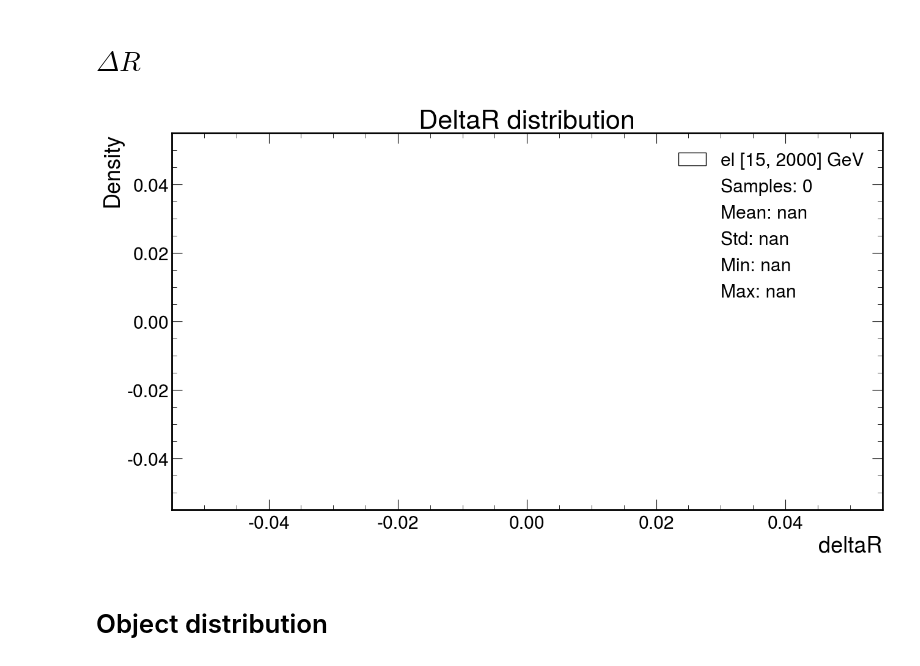
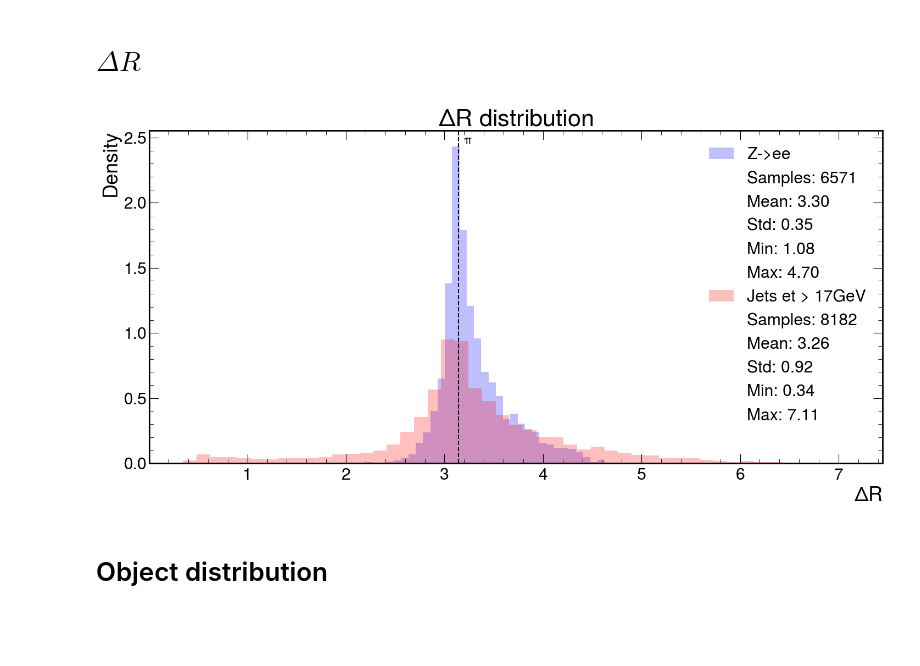
Before and after one commit to lucasbanunes/boosted-lorenzetti, a Jupyter notebook: profile_dataset.ipynb, the cells around one changed output. Cells and saved outputs as stored; diff of their text form; code cells hidden in the pictures; blank space fills up the shorter version.

```diff
--- a/profile_dataset.ipynb
+++ b/profile_dataset.ipynb
@@ -34,9 +46,9 @@ datasets
 def ntuple_aggregation(df: pd.DataFrame) -> pd.Series:
     n_objects = len(df)
     if n_objects:
-        ordered_idxs = df.index[df['cluster_e'].argsort()][::-1]
-        highest_e1 = df.loc[ordered_idxs[0], 'cluster_e']
-        highest_e2 = df.loc[ordered_idxs[1], 'cluster_e'] if n_objects > 1 else np.nan
+        ordered_idxs = df.index[df['cl_e'].argsort()][::-1]
+        highest_e1 = df.loc[ordered_idxs[0], 'cl_e']
+        highest_e2 = df.loc[ordered_idxs[1], 'cl_e'] if n_objects > 1 else np.nan
         eta1 = df.loc[ordered_idxs[0], 'el_eta']
         eta2 = df.loc[ordered_idxs[1], 'el_eta'] if n_objects > 1 else np.nan
         phi1 = df.loc[ordered_idxs[0], 'el_phi']
@@ -62,13 +74,11 @@ def ntuple_aggregation(df: pd.DataFrame) -> pd.Series:
 # %%
 for dataset_name, dataset in datasets.items():
     ntuple_rdf = dataset.get_ntuple_rdf()
-    rings_cols, ntuple_rdf = open_vector('rings', N_RINGS, ntuple_rdf)
+    rings_cols, ntuple_rdf = open_vector('cl_rings', N_RINGS, ntuple_rdf)
     column_names = rdf_column_names(ntuple_rdf)
     ntuple_pdf = rdf_to_pandas(ntuple_rdf, [name for name in column_names if name != 'rings'], nrows=-1)
-    print(f"DataFrame shape: {ntuple_pdf.shape}")
     for name, dtype in ntuple_pdf.dtypes.items():
         if name.startswith('rings_'): continue
-        print(f"{name}: {dtype}")
     dataset.ntuple_pdf = ntuple_pdf
 datasets
 # %% [output]
@@ -97,11 +90,11 @@ for dataset in datasets.values():
     if os.path.exists(filepath):
         ntuple_grouped_clusters = pd.read_parquet(filepath)
     else:
-        ntuple_grouped_clusters = dataset.ntuple_pdf.groupby('event_number').apply(ntuple_aggregation)
+        ntuple_grouped_clusters = dataset.ntuple_pdf.groupby('EventNumber').apply(ntuple_aggregation)
         ntuple_grouped_clusters['deltaR'] = formulas.deltaR(ntuple_grouped_clusters['eta1'].values,
                                                             ntuple_grouped_clusters['phi1'].values,
                                                             ntuple_grouped_clusters['eta2'].values,
                                                             ntuple_grouped_clusters['phi2'].values)
-        print(f"DataFrame shape: {ntuple_grouped_clusters.shape}")
+        logging.info(f"DataFrame shape: {ntuple_grouped_clusters.shape}")
         ntuple_grouped_clusters.to_parquet(filepath)
     dataset.ntuple_grouped_clusters = ntuple_grouped_clusters
@@ -134,26 +155,37 @@ fig.savefig(
 # $\Delta R$
 # %%
 fig, ax = plt.subplots(figsize=(15, 8))
-lplt.histplot(
-    ntuple_grouped_clusters['deltaR'].dropna(),
-    nbins=50,
-    ax=ax,
-    metrics=True,
-    ax_set=dict(
-        xlabel='deltaR',
-        ylabel='Density',
-        title='DeltaR distribution',
-    ),
-    hist_kwargs=dict(
-        histtype='step',
-        label=dataset.label,
-        color='k',
-        density=True
+for dataset_name, dataset in datasets.items():
+    lplt.histplot(
+        dataset.ntuple_grouped_clusters['deltaR'].dropna(),
+        nbins=50,
+        ax=ax,
+        metrics=True,
+        ax_set=dict(
+            xlabel=r'$\Delta R$',
+            ylabel='Density',
+            title=r'$\Delta R$ distribution',
+        ),
+        hist_kwargs=dict(
+            histtype='stepfilled',
+            label=dataset.label,
+            color=dataset.color,
+            density=True,
+            alpha=0.25
+        )
     )
-)
+_, y_up = ax.get_ylim()
+ax.axvline(np.pi, color='k', linestyle='--')
+ax.text(np.pi+0.05, y_up*0.97, r'$\pi$',
+        verticalalignment='center', fontsize=15)
+# ax.axvline(2*np.pi, color='k', linestyle='--')
+# ax.text(2*np.pi+0.05, y_up*0.97, r'$2\pi$',
+#         verticalalignment='center', fontsize=15)
+ax.legend()
+fig.tight_layout()
 fig.savefig(output_dir / 'deltaR_distribution.png', bbox_inches='tight', dpi=300)
 # %% [output]
-[figure, old version]
+[figure, new version]
 # %% [markdown]
 # Object distribution
 # %%
```
Also changed, not shown: parts of 19 cells of this notebook, 5 other files.
